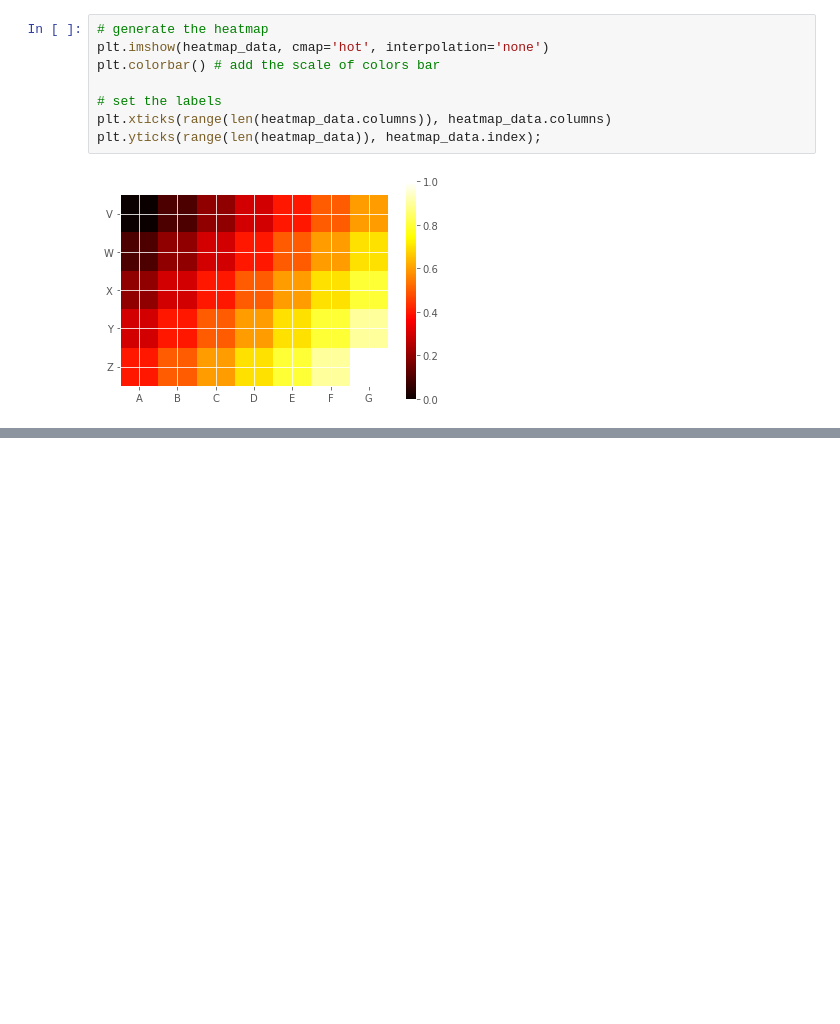
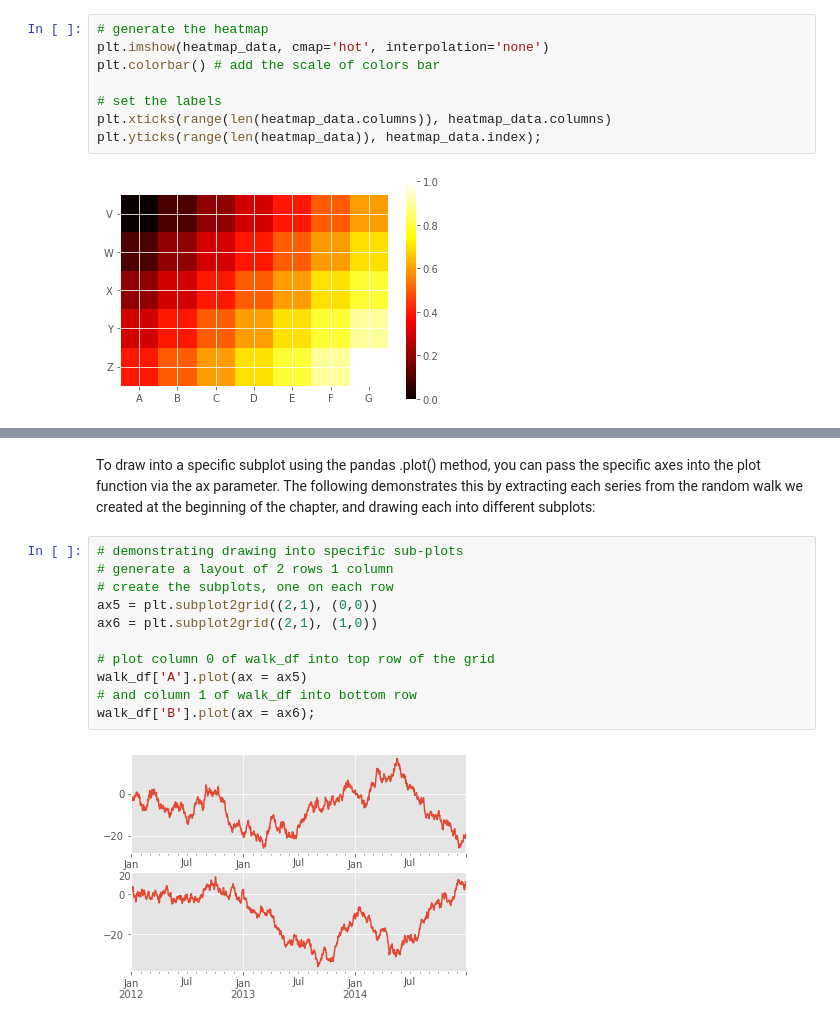
Before and after one commit to apkap83/Pandas_Notes, a Jupyter notebook: Learning_Pandas_Chapter_11 - Visualization.ipynb, the cells around one changed output, grey strips where cells are left out. Cells and saved outputs as stored; diff of their text form; blank space fills up the shorter version.

Commit message:
Chapter_11

```diff
--- a/Learning_Pandas_Chapter_11 - Visualization.ipynb
+++ b/Learning_Pandas_Chapter_11 - Visualization.ipynb
@@ -959,0 +1010,18 @@ plt.yticks(range(len(heatmap_data)), heatmap_data.index);
+# %% [markdown]
+To draw into a specific subplot using the pandas .plot() method, you can pass the
+specific axes into the plot function via the ax parameter. The following demonstrates this
+by extracting each series from the random walk we created at the beginning of the chapter,
+and drawing each into different subplots:
+# %%
+# demonstrating drawing into specific sub-plots
+# generate a layout of 2 rows 1 column
+# create the subplots, one on each row
+ax5 = plt.subplot2grid((2,1), (0,0))
+ax6 = plt.subplot2grid((2,1), (1,0))
+
+# plot column 0 of walk_df into top row of the grid
+walk_df['A'].plot(ax = ax5)
+# and column 1 of walk_df into bottom row
+walk_df['B'].plot(ax = ax6);
+# %% [output]
+[figure, added]
```
Also changed, not shown: parts of 7 cells of this notebook.
